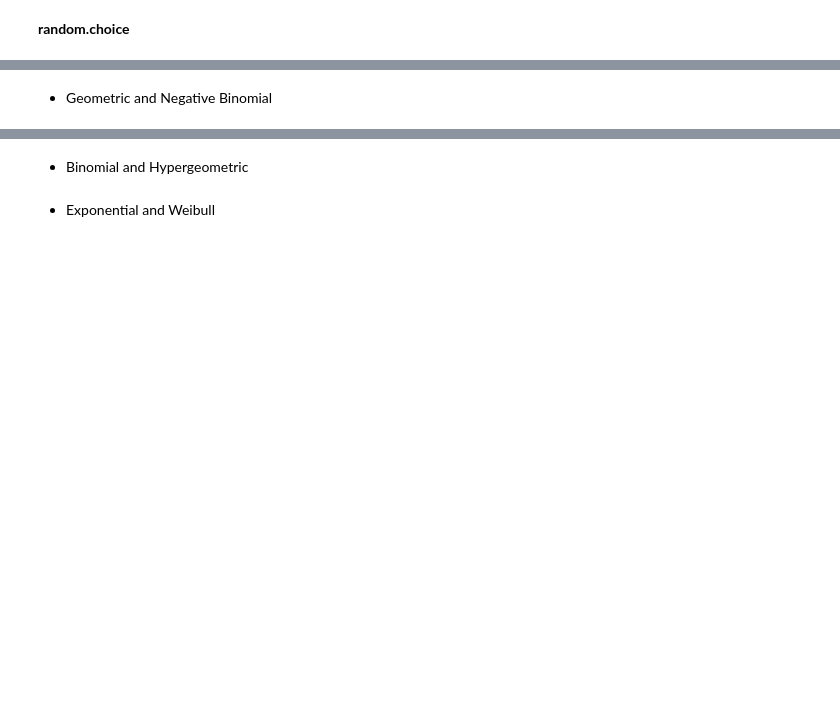
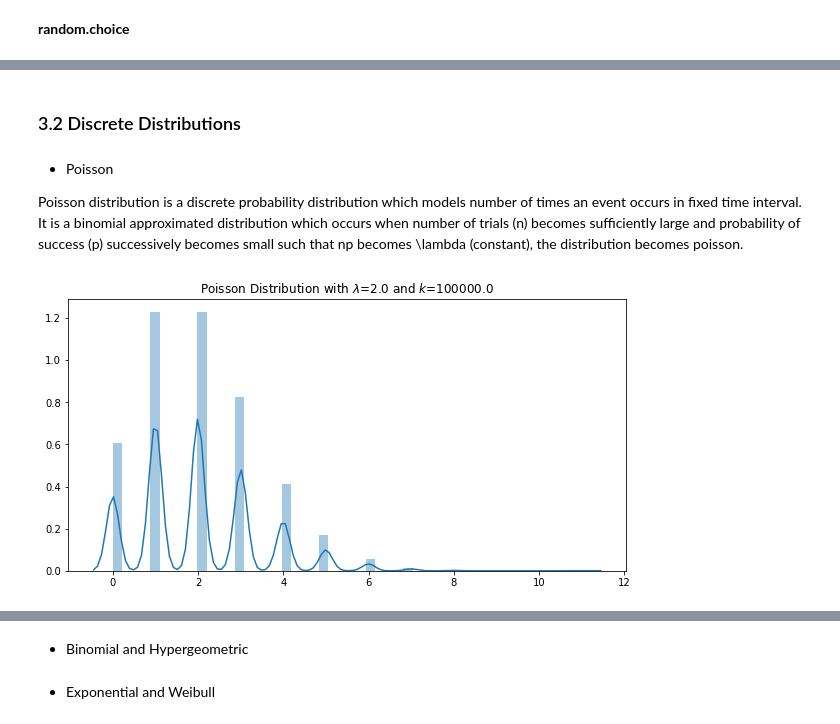
Before and after one commit to G00387847/numpy.random, a Jupyter notebook: numpy.random.ipynb, the cells around one changed output, grey strips where cells are left out. Cells and saved outputs as stored; diff of their text form; code cells hidden in the pictures; blank space fills up the shorter version.

Commit message:
Added Discrete Distributions Analysis

```diff
--- a/numpy.random.ipynb
+++ b/numpy.random.ipynb
@@ -199,5 +212,19 @@ I also found this graph below very interesting and I will try to compare my anal
 ![DistributionProbabilityGraph](https://analyticsbuddhu.files.wordpress.com/2017/02/overview-prob-distr.png)
 
 [Source](https://analyticsbuddhu.com/2017/02/26/how-many-types-of-continuous-probability-distribution/)
-# %% [markdown]
-* Geometric and Negative Binomial
+# %% [markdown]
+### 3.2 Discrete Distributions
+# %% [markdown]
+* Poisson
+
+Poisson distribution is a discrete probability distribution which models number of times an event occurs in fixed time interval. It is a binomial approximated distribution which occurs when number of trials (n) becomes sufficiently large and probability of success (p) successively becomes small such that np becomes \lambda (constant), the distribution becomes poisson.
+# %%
+#Intializing the parameters for Poisson distribution
+mean,k=2,100000
+np.random.seed(seed=32)
+s_poisson = np.random.poisson(mean,k)
+plt.subplots(figsize=(10,5))
+plot=sns.distplot(pd.DataFrame(s_poisson)).set_title('Poisson Distribution with $\lambda$=%.1f and $k$=%.1f'%(mean,k))
+fig=plot.get_figure()
+# %% [output]
+[figure, added]
```
Also changed, not shown: parts of 22 cells of this notebook.
